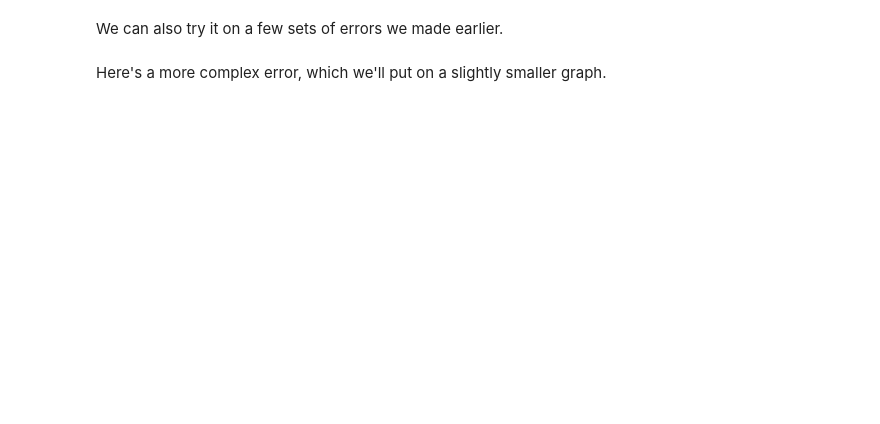
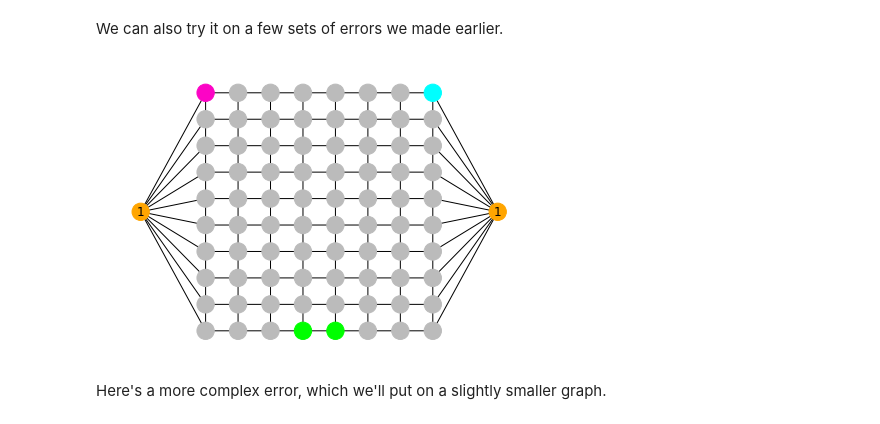
Before and after one commit to quantumjim/qec_lectures, a Jupyter notebook: lecture-3.ipynb, the cells around one changed output. Drawn from its saved outputs; the diff is of its cells as text; code cells hidden in the pictures; blank space fills up the shorter version.

```diff
--- a/lecture-3.ipynb
+++ b/lecture-3.ipynb
@@ -347,13 +368,15 @@ We can also try it on a few sets of errors we made earlier.
 # %%
 test_errors = [
     [(0,0,1,0), (d-1,0,d,0)],
     [((d-1)/2,d,(d-1)/2+1,d)],
     [(0,0,1,0), (d-1,0,d,0), ((d-1)/2,d,(d-1)/2+1,d)]
 ]
 
-game = Decodoku(d=d, process=process, errors=test_errors[1])
+game = Decodoku(d=d, process=process, errors=test_errors[2])
 
 game.draw_graph()
+# %% [output]
+[figure, added]
 # %% [markdown]
 Here's a more complex error, which we'll put on a slightly smaller graph.
 # %%
```
Also changed, not shown: parts of 26 cells of this notebook.
